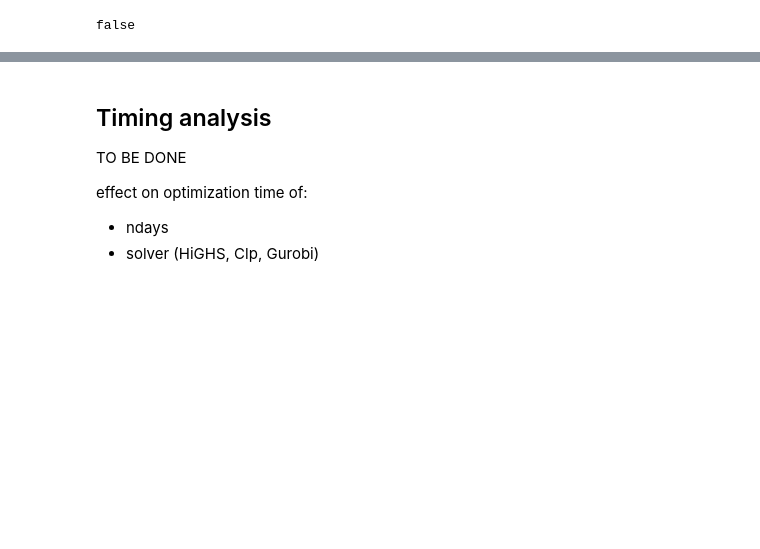
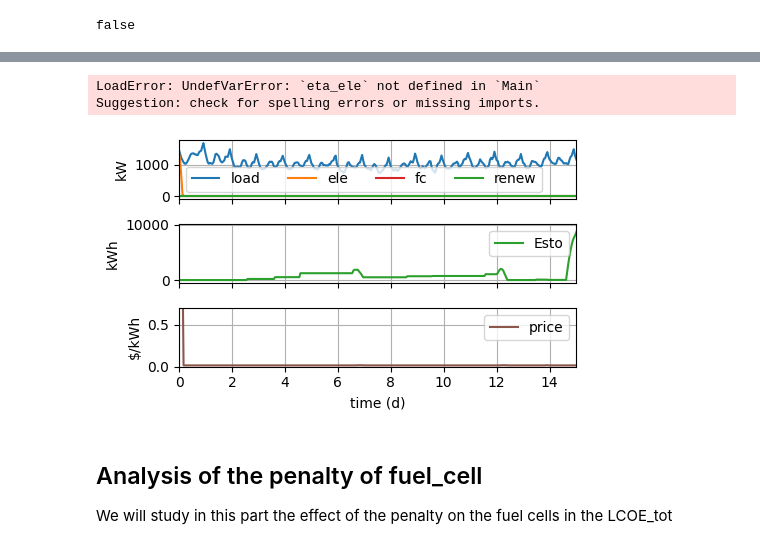
Before and after one commit to pierre-haessig/Microgrids.JuMP, a Jupyter notebook: Microgrid_optimization_JuMP.ipynb, the cells around one changed output, grey strips where cells are left out. Drawn from its saved outputs; the diff is of its cells as text; code cells hidden in the pictures; blank space fills up the shorter version.

```diff
--- a/Microgrid_optimization_JuMP.ipynb
+++ b/Microgrid_optimization_JuMP.ipynb
@@ -1156,8 +1156,20 @@ Generator diagnostics:
+# %%
+c = value(eta_ele*Eele) - value(eta_fc*Efc)
+quant_H2 = abs(c)/2.36/1000 #m^3
+# %% [output]
+LoadError: UndefVarError: `eta_ele` not defined in `Main`
+Suggestion: check for spelling errors or missing imports.
+# %%
+fig, (ax1, ax2, ax3) = plot_oper_traj(td, Pload, value.(Pfc), value.(zeros(length(Pload))),
+    value.(zeros(length(Pload))),
+    value.(Esto),
+    dual.(balance)
+)
+ax1.set_xlim(0, 15); # winter, high wind
+ax3.set_ylim(0, 0.7); # zoom on shadow price
+# %% [output]
+[figure, added]
 # %% [markdown]
-## Timing analysis
+## Analysis of the penalty of fuel_cell
 
-TO BE DONE
-
-effect on optimization time of:
-- ndays
-- solver (HiGHS, Clp, Gurobi)
+We will study in this part the effect of the penalty on the fuel cells in the LCOE_tot
```
Also changed, not shown: parts of 82 cells of this notebook, 1 other file.
